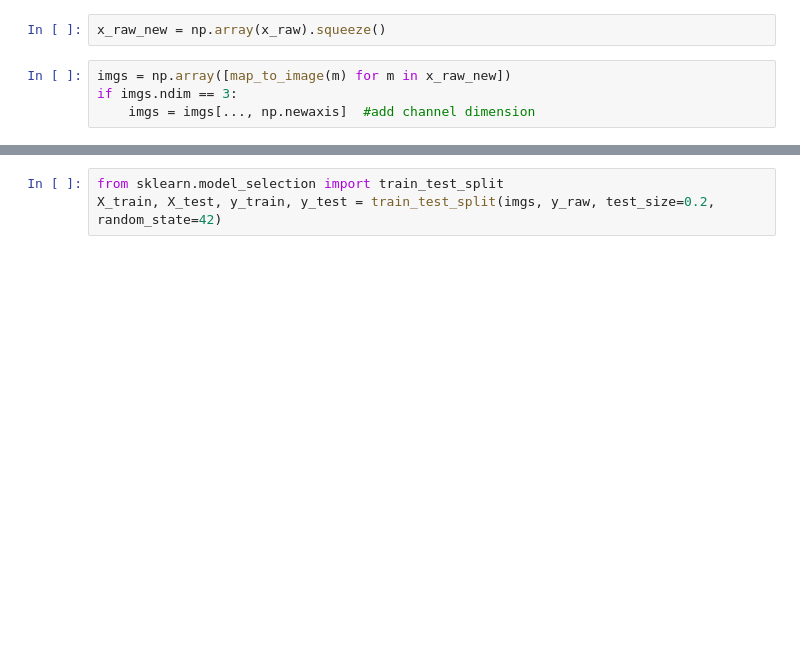
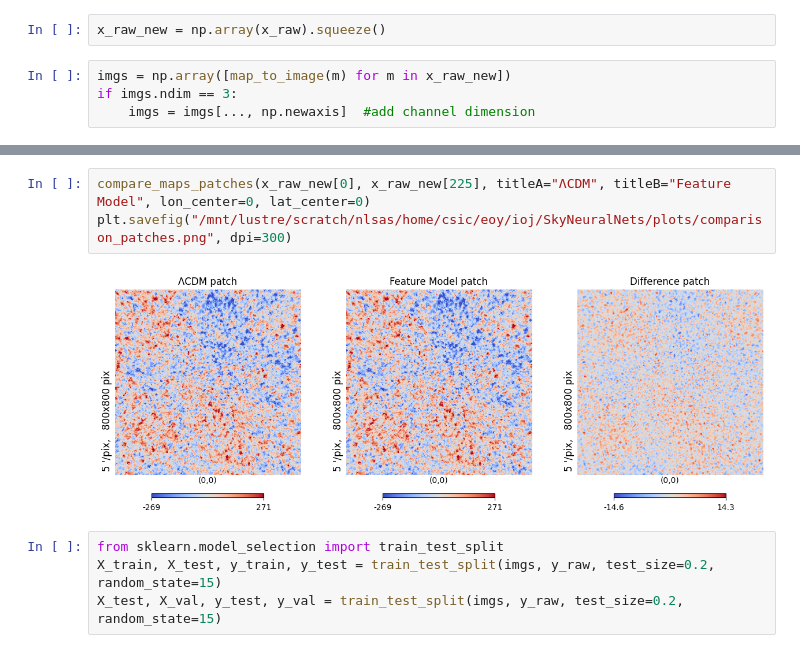
Before and after one commit to SkyExplain/SkyNeuralNets, a Jupyter notebook: CNN_2D_projections.ipynb, the cells around one changed output, grey strips where cells are left out. Saved outputs shown, nothing was run; the diff lists cells and outputs as text; blank space fills up the shorter version.

Commit message:
CNN notebook test, working finally!!

```diff
--- a/CNN_2D_projections.ipynb
+++ b/CNN_2D_projections.ipynb
@@ -117,3 +172,9 @@ if imgs.ndim == 3:
+# %%
+compare_maps_patches(x_raw_new[0], x_raw_new[225], titleA="ΛCDM", titleB="Feature Model", lon_center=0, lat_center=0)
+plt.savefig("/mnt/lustre/scratch/nlsas/home/csic/eoy/ioj/SkyNeuralNets/plots/comparison_patches.png", dpi=300)
+# %% [output]
+[figure, added]
 # %%
 from sklearn.model_selection import train_test_split
-X_train, X_test, y_train, y_test = train_test_split(imgs, y_raw, test_size=0.2, random_state=42)
+X_train, X_test, y_train, y_test = train_test_split(imgs, y_raw, test_size=0.2, random_state=15)
+X_test, X_val, y_test, y_val = train_test_split(imgs, y_raw, test_size=0.2, random_state=15)
```
Also changed, not shown: parts of 24 cells of this notebook.
